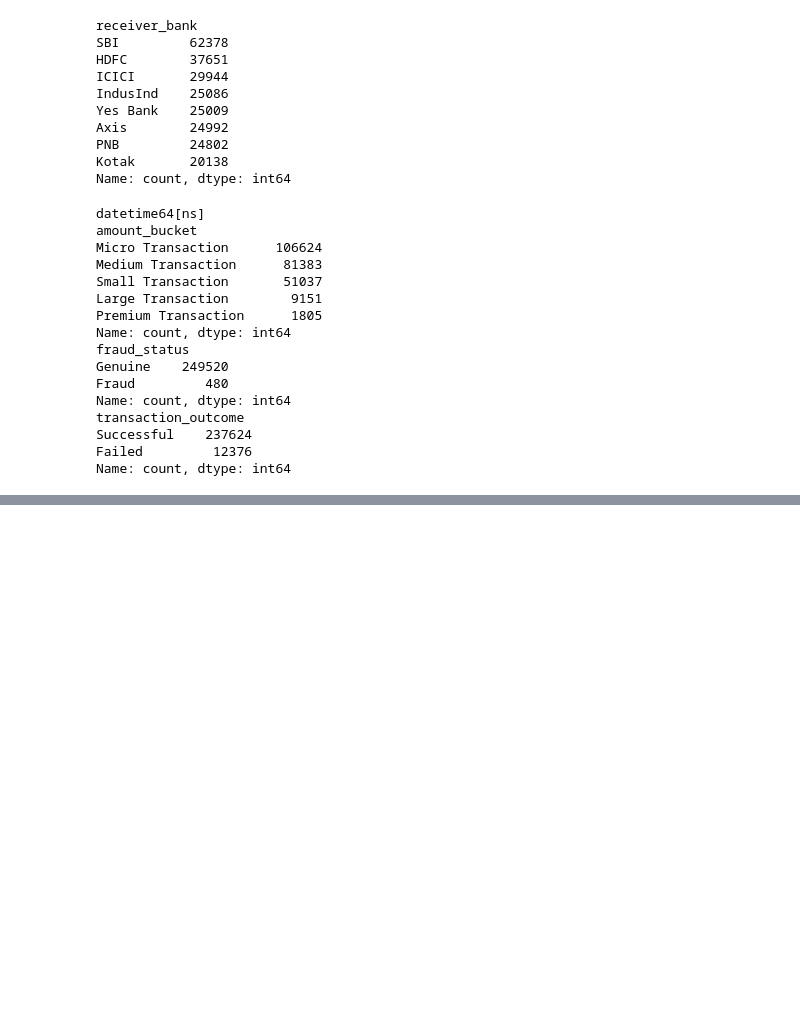
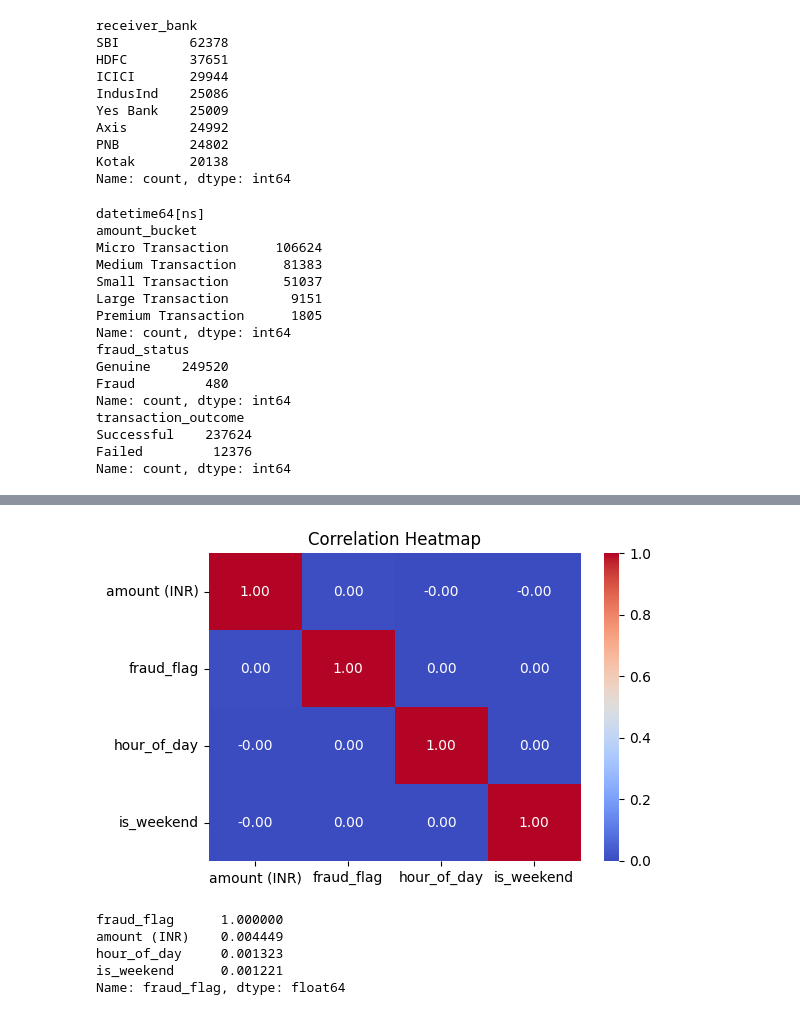
Before and after one commit to varadg111/UPI-Transaction-Analytics-Platform, a Jupyter notebook: notebooks/EDA.ipynb, the cells around one changed output, grey strips where cells are left out. Cells and saved outputs as stored; diff of their text form; code cells hidden in the pictures; blank space fills up the shorter version.

Commit message:
Phase B: fraud pattern analysis and business insights

```diff
--- a/notebooks/EDA.ipynb
+++ b/notebooks/EDA.ipynb
@@ -210,0 +310,17 @@ df_transformed["week_type"] = (
+# %%
+def time_band(hour):
+    if 0 <= hour < 5:
+        return "Late Night (12AM-5AM)"
+    elif 5 <= hour < 12:
+        return "Morning (5AM-12PM)"
+    elif 12 <= hour < 17:
+        return "Afternoon (12PM-5PM)"
+    elif 17 <= hour < 21:
+        return "Evening (5PM-9PM)"
+    else:
+        return "Night (9PM-12AM)"
+
+df_transformed['time_band'] = df_transformed['hour_of_day'].apply(time_band)
+
+fraud_by_band = df_transformed.groupby('time_band')['fraud_flag'].mean().sort_values(ascending=False) * 100
+print(fraud_by_band)
@@ -210,0 +335,17 @@ df_transformed["week_type"] = (
+# %%
+numeric_cols = ['amount (INR)', 'fraud_flag', 'hour_of_day', 'is_weekend']
+corr = df_transformed[numeric_cols].corr()
+
+plt.figure(figsize=(6,4))
+sns.heatmap(corr, annot=True, cmap='coolwarm', fmt='.2f')
+plt.title('Correlation Heatmap')
+plt.show()
+
+print(corr['fraud_flag'].sort_values(ascending=False))
+# %% [output]
+[figure, added]
+fraud_flag      1.000000
+amount (INR)    0.004449
+hour_of_day     0.001323
+is_weekend      0.001221
+Name: fraud_flag, dtype: float64
```
Also changed, not shown: parts of 13 cells of this notebook.
